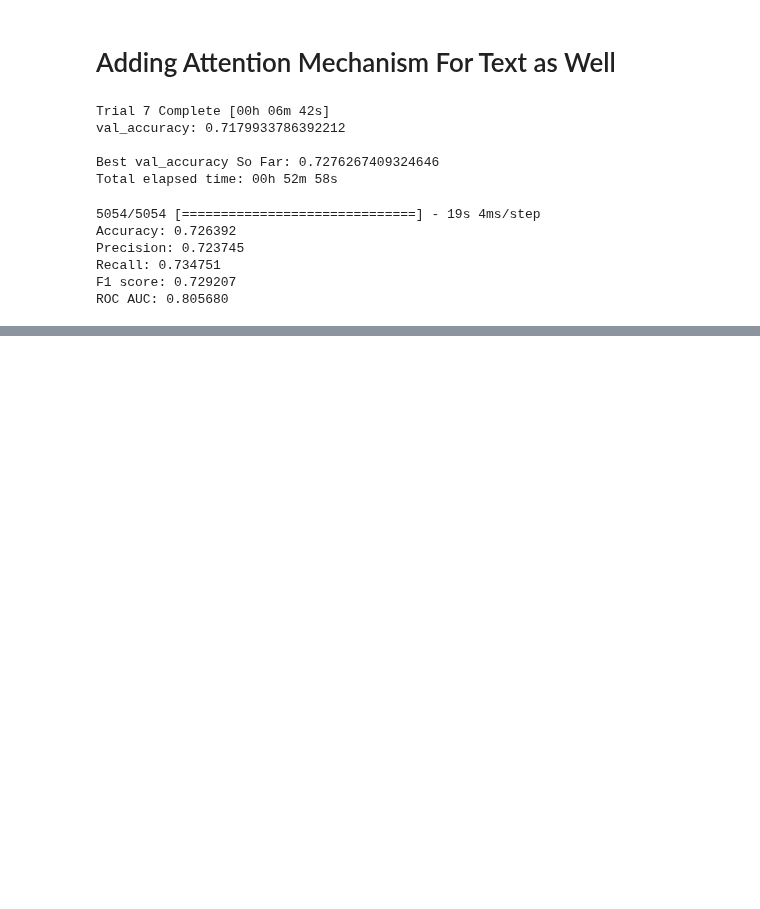
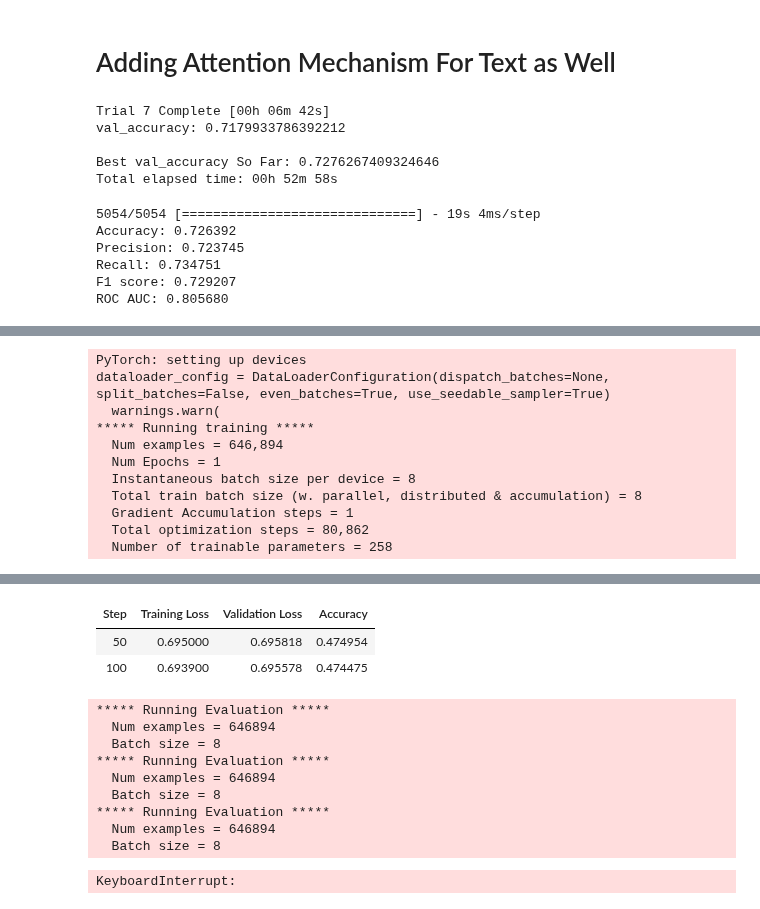
Before and after one commit to brianellis1997/Sarcasm_Detection, a Jupyter notebook: CNN.ipynb, the cells around one changed output, grey strips where cells are left out. Drawn from its saved outputs; the diff is of its cells as text; code cells hidden in the pictures; blank space fills up the shorter version.

Commit message:
Trying BERT and Failing

```diff
--- a/CNN.ipynb
+++ b/CNN.ipynb
@@ -940,0 +944,2 @@ ROC AUC: 0.805680
+# %%
+tokenizer = BertTokenizer.from_pretrained('google/bert_uncased_L-2_H-128_A-2')
@@ -940,0 +1015,6 @@ ROC AUC: 0.805680
+# %%
+train_dataset = SarcasmDataset(train_encodings, y_train)
+eval_dataset = SarcasmDataset(test_encodings, y_test)
+# %%
+# Load pre-trained BERT model
+model = BertForSequenceClassification.from_pretrained('google/bert_uncased_L-2_H-128_A-2')
@@ -940,0 +1113,12 @@ ROC AUC: 0.805680
+# %%
+from datasets import load_metric
+import numpy as np
+
+# Load the accuracy metric
+accuracy_metric = load_metric("accuracy")
+# Define the compute_metrics function
+def compute_metrics(eval_pred):
+    logits, labels = eval_pred
+    predictions = np.argmax(logits, axis=-1)
+    accuracy = accuracy_metric.compute(predictions=predictions, references=labels)
+    return {"accuracy": accuracy["accuracy"]}
@@ -940,0 +1129,46 @@ ROC AUC: 0.805680
+# %%
+# Define training arguments
+training_args = TrainingArguments(
+    output_dir='./results',
+    num_train_epochs=1,
+    per_device_train_batch_size=8,
+    per_device_eval_batch_size=8,
+    warmup_steps=500,
+    weight_decay=0.01,
+    learning_rate=3e-4,
+    logging_dir='./logs',
+    logging_steps=50,
+    log_level='info',
+    load_best_model_at_end=True,
+    evaluation_strategy='steps',
+    eval_steps=50,
+    save_strategy='steps',
+    report_to="all"
+)
+
+# Define Trainer
+trainer = Trainer(
+    model=model,
+    args=training_args,
+    train_dataset=train_dataset,
+    eval_dataset=eval_dataset,
+    compute_metrics=compute_metrics
+)
+
+# Train the model
+trainer.train()
+
+# Evaluate the model
+trainer.evaluate()
+# %% [output]
+PyTorch: setting up devices
+dataloader_config = DataLoaderConfiguration(dispatch_batches=None, split_batches=False, even_batches=True, use_seedable_sampler=True)
+  warnings.warn(
+***** Running training *****
+  Num examples = 646,894
+  Num Epochs = 1
+  Instantaneous batch size per device = 8
+  Total train batch size (w. parallel, distributed & accumulation) = 8
+  Gradient Accumulation steps = 1
+  Total optimization steps = 80,862
+  Number of trainable parameters = 258
@@ -940,0 +1176,13 @@ ROC AUC: 0.805680
+| Step | Training Loss | Validation Loss | Accuracy |
+| 50 | 0.695000 | 0.695818 | 0.474954 |
+| 100 | 0.693900 | 0.695578 | 0.474475 |
+***** Running Evaluation *****
+  Num examples = 646894
+  Batch size = 8
+***** Running Evaluation *****
+  Num examples = 646894
+  Batch size = 8
+***** Running Evaluation *****
+  Num examples = 646894
+  Batch size = 8
+KeyboardInterrupt:
```
Also changed, not shown: parts of 18 cells of this notebook.
